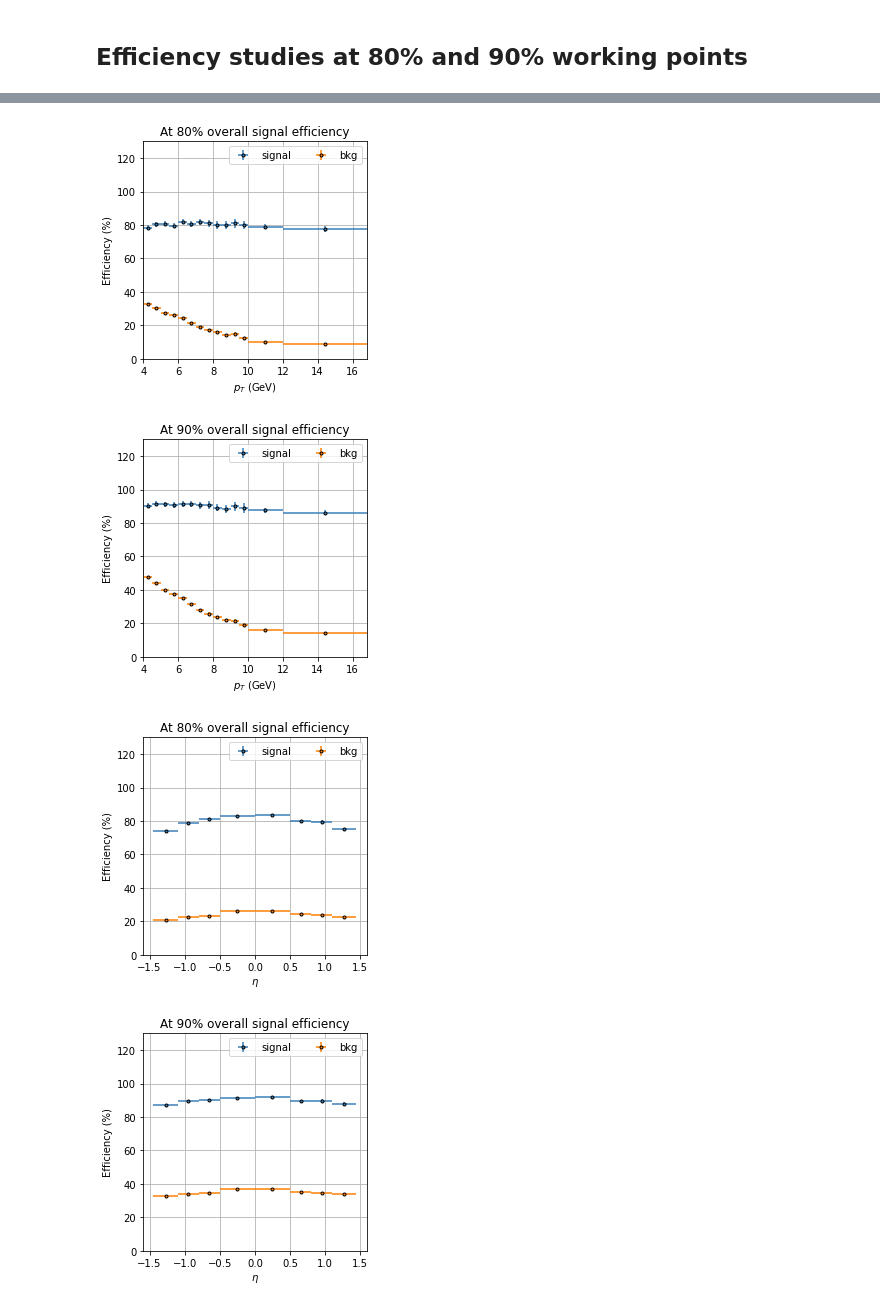
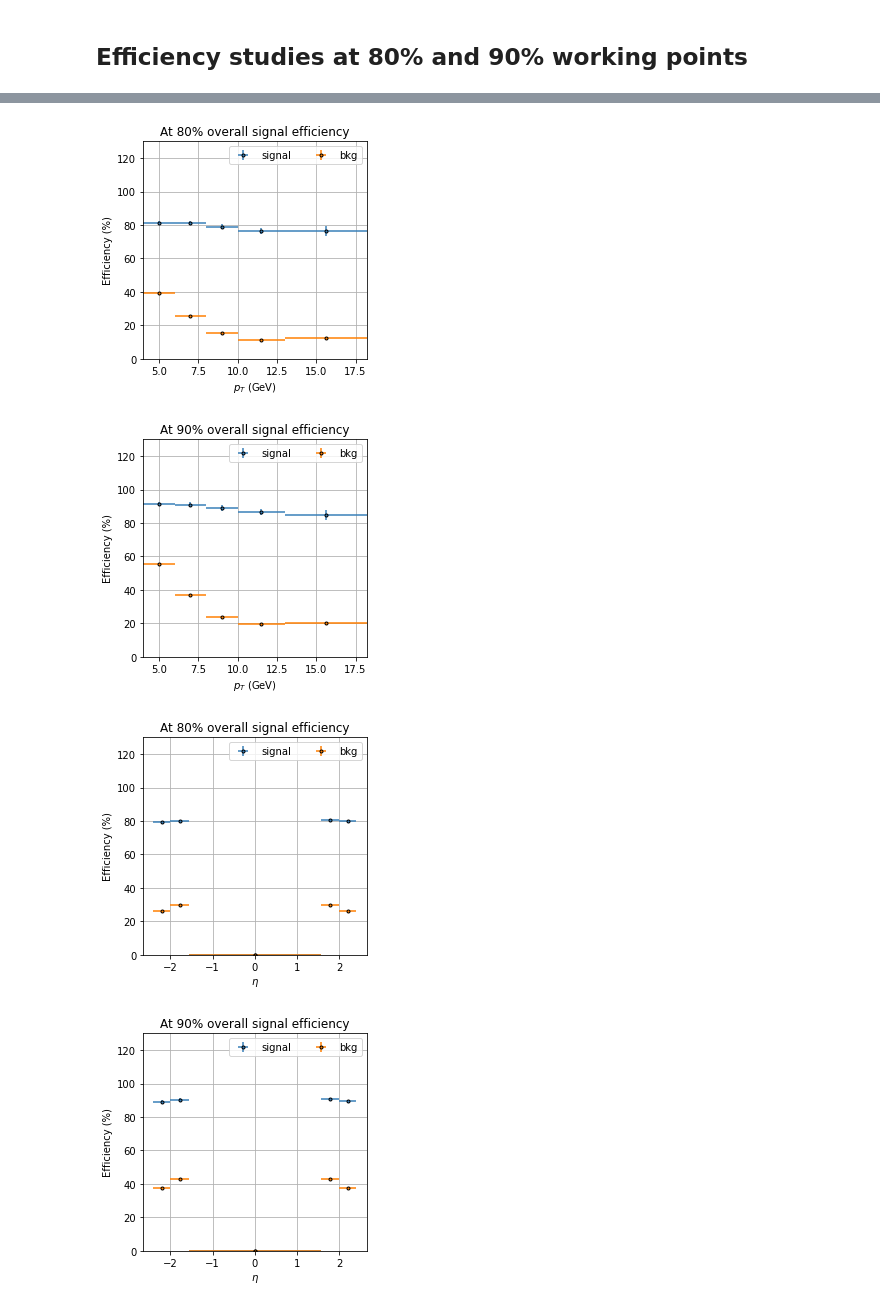
Before and after one commit to rchudasa/photonID-pp-Run2, a Jupyter notebook: trainMVA/xgboost_classification.ipynb, the cells around one changed output, grey strips where cells are left out. Drawn from its saved outputs; the diff is of its cells as text; code cells hidden in the pictures.

```diff
--- a/trainMVA/xgboost_classification.ipynb
+++ b/trainMVA/xgboost_classification.ipynb
@@ -152,5 +142,4 @@ final_df.reset_index(inplace=True, drop=True)
 # %%
-final_df['Category']=final_df['Process'].map({'signal':0,'data':1,'QCD':1,"Flat_pi0":1})
-final_df['Class']=final_df['Process'].map({'signal':'signal','data':'bkg','QCD':'bkg',"Flat_pi0":'bkg'})
+final_df['Class']=final_df['Process'].map({'bsMMG':'signal','Data':'bkg','QCD':'bkg',"Flat_pi0":'bkg'})
 final_df["NewWt"]=1
 final_df["xsecwt"]=1
@@ -169,7 +165,7 @@ TestIndices=[]
 for myclass in Classes:
     condition = final_df["Class"] == myclass
     Indices = index[condition].values.tolist()
-    myclassTrainIndices, myclassTestIndices = train_test_split(Indices, test_size=0.2, random_state=42, shuffle=True)
+    myclassTrainIndices, myclassTestIndices = train_test_split(Indices, test_size=0.25, random_state=42, shuffle=True)
     TrainIndices=TrainIndices + myclassTrainIndices
     TestIndices=TestIndices + myclassTestIndices
 
@@ -285,14 +285,15 @@ import Tools.ptetaRwt as ptetaRwt
 # %%
 final_df.loc[TrainIndices,"NewWt"]=ptetaRwt.df_pteta_rwt(final_df.loc[TrainIndices],"Class",
                                                    #ptw=[4,6,8,10,13,15],etaw=[-2.4,-2.0,-1.566,1.566,2.0,2.4],
-                                                   ptw=[4,6,8,10,13,15],etaw=[-1.4442,-1.1,-0.8,-0.5,0,0.5,0.8,1.1,1.4442],
+                                                   ptw=Conf.ptbins,etaw=Conf.etabins,
                                                    pt='scEt',eta='scEta',
                                                    SumWeightCol='xsecwt',NewWeightCol="NewWt",
                                                    cand="signal",Classes=Classes)
 
 final_df.loc[TestIndices,"NewWt"]=ptetaRwt.df_pteta_rwt(final_df.loc[TestIndices],"Class",
                                                    #ptw=[4,6,8,10,13,15],etaw=[-2.4,-2.0,-1.566,1.566,2.0,2.4],
-                                                   ptw=[4,6,8,10,13,15],etaw=[-1.4442,-1.1,-0.8,-0.5,0,0.5,0.8,1.1,1.4442],
+                                                   #ptw=[4,6,8,10,13,15],etaw=[-1.4442,-1.1,-0.8,-0.5,0,0.5,0.8,1.1,1.4442],
+                                                   ptw=Conf.ptbins,etaw=Conf.etabins,
                                                    pt='scEt',eta='scEta',
                                                    SumWeightCol='xsecwt',NewWeightCol="NewWt",
                                                    cand="signal",Classes=Classes)
@@ -715,9 +684,11 @@ def EffTrend(cat='',var='',groupbyvar='',ptbins=[],label='',title='',plotname=''
 # %%
 SigEffWPsi=["80%", "90%"]
 MVAs=[MVA]
-ptbins = [4,4.5,5,5.5,6,6.5,7,7.5,8,8.5,9,9.5,10,12,15]
+#ptbins = [4,4.5,5,5.5,6,6.5,7,7.5,8,8.5,9,9.5,10,12,15]
 #etabins = [-2.4,-2.2,-2.0,-1.8,-1.566,1.566,1.8,2.0,2.2,2.4]
-etabins = [-1.4442,-1.1,-0.8,-0.5,0,0.5,0.8,1.1,1.4442]
+#etabins = [-1.4442,-1.1,-0.8,-0.5,0,0.5,0.8,1.1,1.4442]
+ptbins = Conf.ptbins
+etabins = Conf.etabins
 ptwtvar='scEt'
 etawtvar='scEta'
 # %%
@@ -771,14 +742,14 @@ if len(SigEffWPsi)>0:
         #Wps=OverlayWP
 
         for variable,xaxislabel,binn in zip(variables,xaxislabels,bins):
-            EffTrend(cat=cat,var=MVA["MVAtype"]+"_predpass",groupbyvar=variable,ptbins=binn,label=xaxislabel,title=f"At {SigEffWPsi[0]} overall signal efficiency",plotname="New_MultiClass_ID_Val_"+str(SigEffWPs[0])+"_"+variable,df=EB_train,plot_dir=OutputDirName+"/"+MVA["MVAtype"]+"/Train_",Classes=Classes,Colors=ClassColors)
-            EffTrend(cat=cat,var=MVA["MVAtype"]+"_predpass1",groupbyvar=variable,ptbins=binn,label=xaxislabel,title=f"At {SigEffWPsi[1]} overall signal efficiency",plotname="New_MultiClass_ID_Val_"+str(SigEffWPs[1])+"_"+variable,df=EB_train,plot_dir=OutputDirName+"/"+MVA["MVAtype"]+"/Train_",Classes=Classes,Colors=ClassColors)
+            EffTrend(cat=cat,var=MVA["MVAtype"]+"_predpass",groupbyvar=variable,ptbins=binn,label=xaxislabel,title=f"At {SigEffWPsi[0]} overall signal efficiency",plotname="New_MultiClass_ID_Val_"+str(SigEffWPs[0])+"_"+variable,df=EB_train,plot_dir=Conf.OutputDirName+"/"+MVA["MVAtype"]+"/Train_",Classes=Classes,Colors=ClassColors)
+            EffTrend(cat=cat,var=MVA["MVAtype"]+"_predpass1",groupbyvar=variable,ptbins=binn,label=xaxislabel,title=f"At {SigEffWPsi[1]} overall signal efficiency",plotname="New_MultiClass_ID_Val_"+str(SigEffWPs[1])+"_"+variable,df=EB_train,plot_dir=Conf.OutputDirName+"/"+MVA["MVAtype"]+"/Train_",Classes=Classes,Colors=ClassColors)
             #for Wp in Wps:
              #   EffTrend(cat=cat,var=Wp,groupbyvar=variable,ptbins=binn, label=xaxislabel,title='CMSSW_ID_'+Wp,plotname="CMSSW_ID_"+Wp+"_"+variable,df=EB_train,plot_dir=OutputDirName+"/"+MVA["MVAtype"]+"/Train_",Classes=Classes,Colors=ClassColors)
 
 
-            EffTrend(cat=cat,var=MVA["MVAtype"]+"_predpass",groupbyvar=variable,ptbins=binn,label=xaxislabel,title=f"At {SigEffWPsi[0]} overall signal efficiency",plotname="New_MultiClass_ID_Val_"+str(SigEffWPs[0])+"_"+variable,df=EB_test,plot_dir=OutputDirName+"/"+MVA["MVAtype"]+"/Test_",Classes=Classes,Colors=ClassColors)
-            EffTrend(cat=cat,var=MVA["MVAtype"]+"_predpass1",groupbyvar=variable,ptbins=binn,label=xaxislabel,title=f"At {SigEffWPsi[1]} overall signal efficiency",plotname="New_MultiClass_ID_Val_"+str(SigEffWPs[1])+"_"+variable,df=EB_test,plot_dir=OutputDirName+"/"+MVA["MVAtype"]+"/Test_",Classes=Classes,Colors=ClassColors)
+            EffTrend(cat=cat,var=MVA["MVAtype"]+"_predpass",groupbyvar=variable,ptbins=binn,label=xaxislabel,title=f"At {SigEffWPsi[0]} overall signal efficiency",plotname="New_MultiClass_ID_Val_"+str(SigEffWPs[0])+"_"+variable,df=EB_test,plot_dir=Conf.OutputDirName+"/"+MVA["MVAtype"]+"/Test_",Classes=Classes,Colors=ClassColors)
+            EffTrend(cat=cat,var=MVA["MVAtype"]+"_predpass1",groupbyvar=variable,ptbins=binn,label=xaxislabel,title=f"At {SigEffWPsi[1]} overall signal efficiency",plotname="New_MultiClass_ID_Val_"+str(SigEffWPs[1])+"_"+variable,df=EB_test,plot_dir=Conf.OutputDirName+"/"+MVA["MVAtype"]+"/Test_",Classes=Classes,Colors=ClassColors)
             #for Wp in Wps:
              #   EffTrend(cat=cat,var=Wp,groupbyvar=variable,ptbins=binn, label=xaxislabel,title='CMSSW_ID_'+Wp,plotname="CMSSW_ID_"+Wp+"_"+variable,df=EB_test,plot_dir=OutputDirName+"/"+MVA["MVAtype"]+"/Test_",Classes=Classes,Colors=ClassColors)
 # %% [output]
@@ -787,4 +774,4 @@ if len(SigEffWPsi)>0:
-[figure, old version]
+[figure, new version]
-[figure, old version]
+[figure, new version]
-[figure, old version]
+[figure, new version]
-[figure, old version]
+[figure, new version]
```
Also changed, not shown: parts of 52 cells of this notebook, 5 other files.
